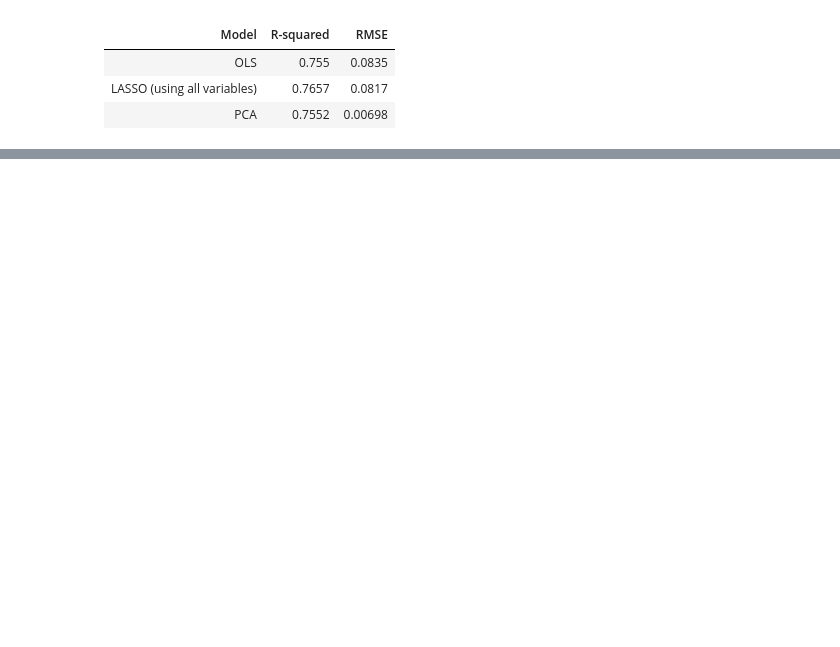
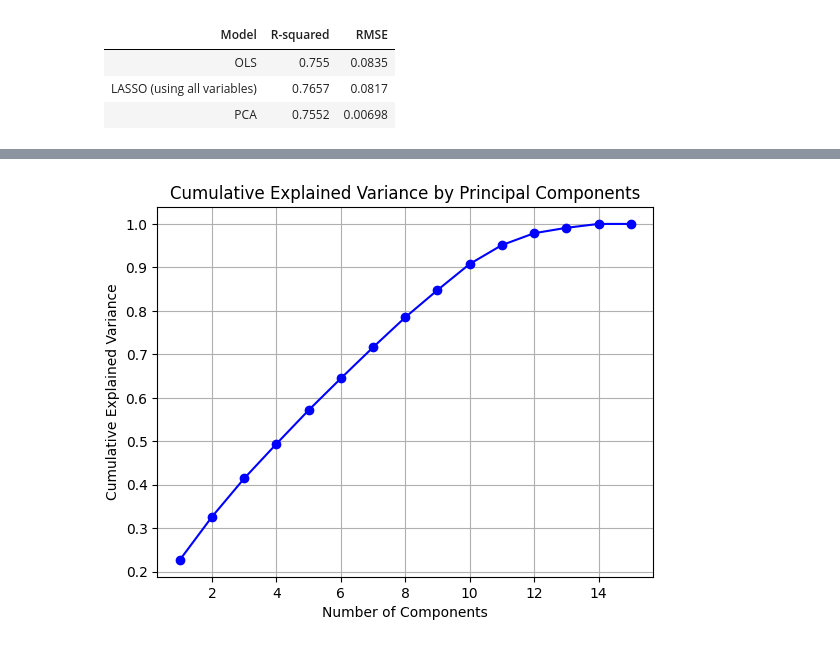
Before and after one commit to evaterry4/DS3001_project, a Jupyter notebook: Train_Test_Split_pt2+LASSO_model_.ipynb, the cells around one changed output, grey strips where cells are left out. Saved outputs shown, nothing was run; the diff lists cells and outputs as text; code cells hidden in the pictures; blank space fills up the shorter version.

```diff
--- a/Train_Test_Split_pt2+LASSO_model_.ipynb
+++ b/Train_Test_Split_pt2+LASSO_model_.ipynb
@@ -478,0 +500,15 @@ Model Comparison
+# %%
+explained_variance_ratio = pca.explained_variance_ratio_
+
+# Cumulative explained variance
+cumulative_explained_variance = np.cumsum(explained_variance_ratio)
+
+# Plotting
+plt.plot(range(1, len(explained_variance_ratio) + 1), cumulative_explained_variance, marker='o', linestyle='-', color='b')
+plt.xlabel('Number of Components')
+plt.ylabel('Cumulative Explained Variance')
+plt.title('Cumulative Explained Variance by Principal Components')
+plt.grid(True)
+plt.show()
+# %% [output]
+[figure, added]
```
Also changed, not shown: parts of 9 cells of this notebook.
